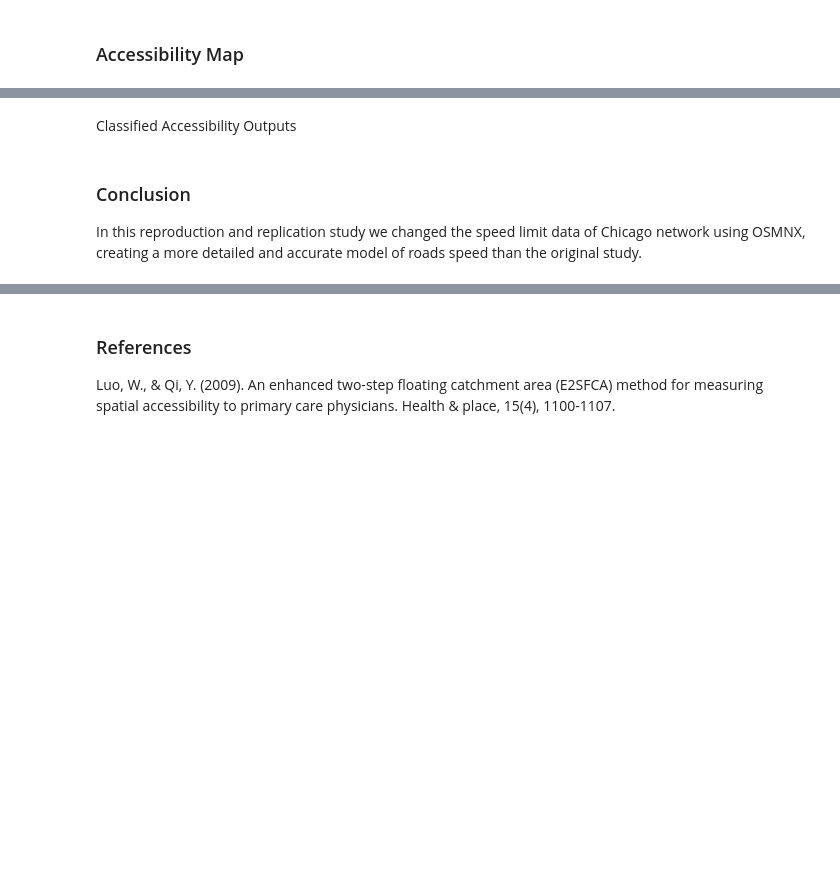
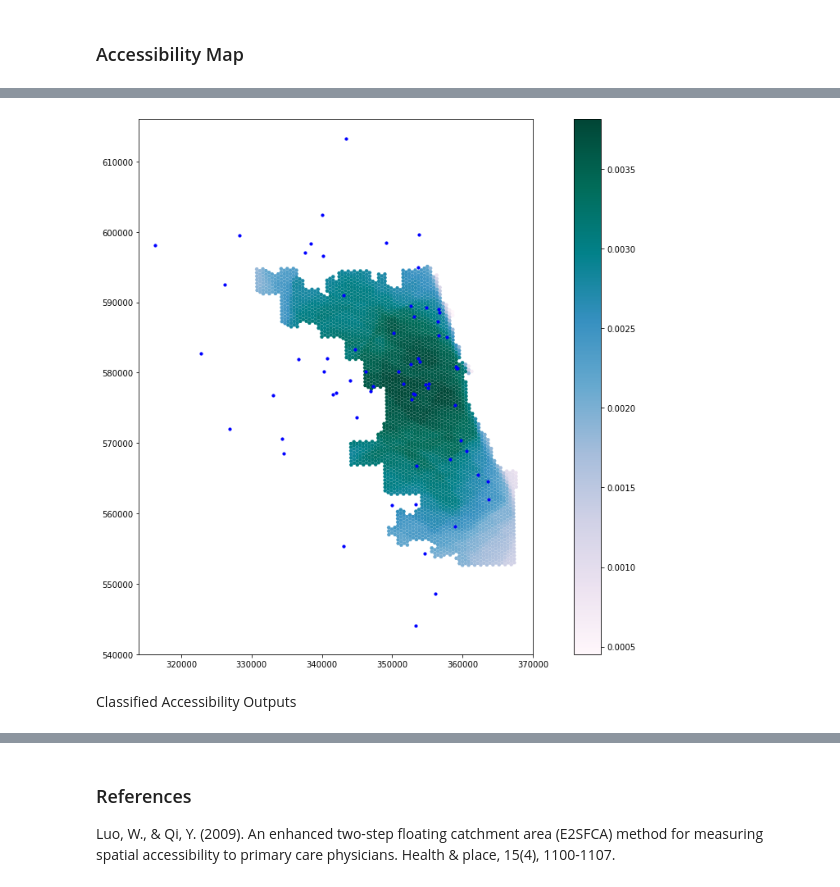
Before and after one commit to alexxuyide/RPr-Kang-2020, a Jupyter notebook: procedure/code/03-COVID-19Acc-Reanalysis.ipynb, the cells around one changed output, grey strips where cells are left out. Drawn from its saved outputs; the diff is of its cells as text; code cells hidden in the pictures; blank space fills up the shorter version.

```diff
--- a/procedure/code/03-COVID-19Acc-Reanalysis.ipynb
+++ b/procedure/code/03-COVID-19Acc-Reanalysis.ipynb
@@ -870,0 +966,6 @@ output_map(result, pop_data, hospitals, resource_dropdown.value)
+# %%
+%%time
+hospitals = hospitals.to_crs({'init': 'epsg:26971'})
+result_1 = result_1.to_crs({'init': 'epsg:26971'})
+output_map(result_1, pop_data, hospitals, resource_dropdown.value)
+# %% [output]
@@ -871,6 +974,3 @@ output_map(result, pop_data, hospitals, resource_dropdown.value)
+[figure, added]
 # %% [markdown]
 Classified Accessibility Outputs
-# %% [markdown]
-### Conclusion
-
-In this reproduction and replication study we changed the speed limit data of Chicago network using OSMNX, creating a more detailed and accurate model of roads speed than the original study.
```
Also changed, not shown: parts of 13 cells of this notebook.
